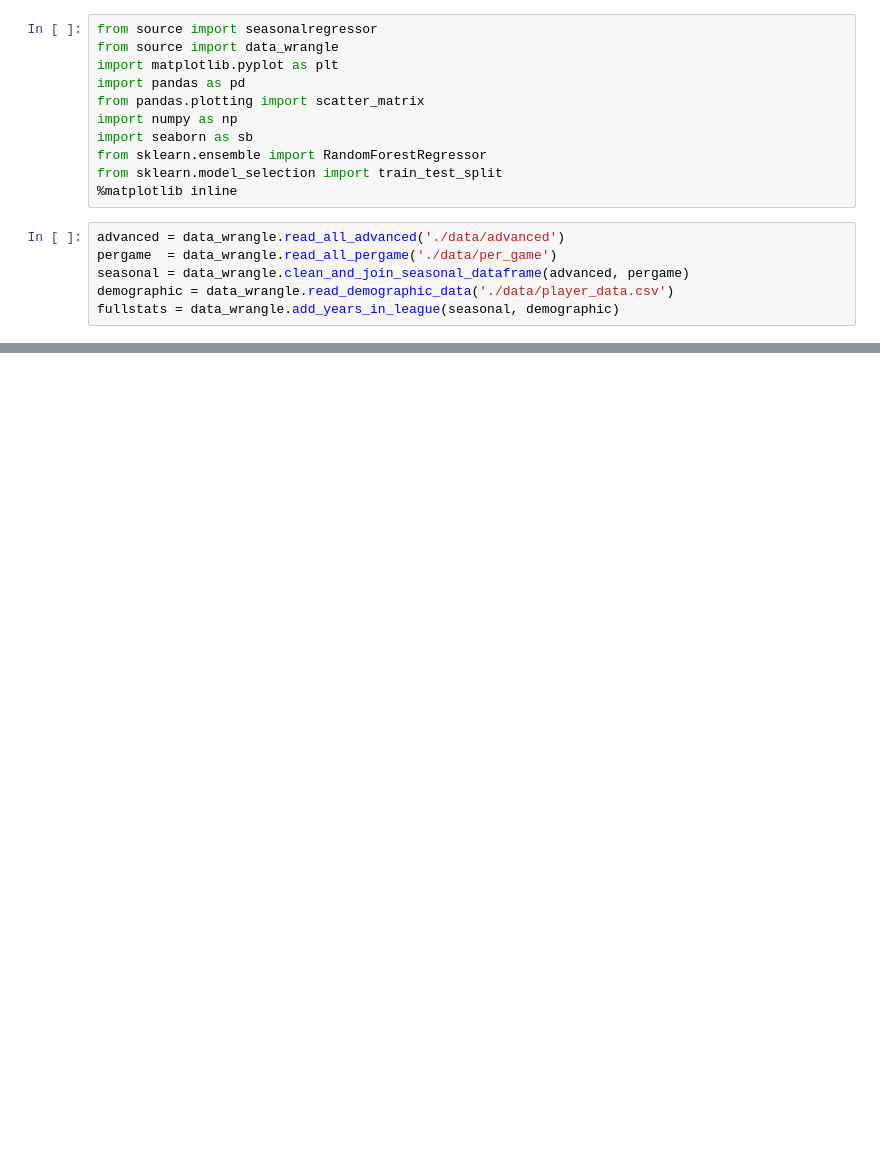
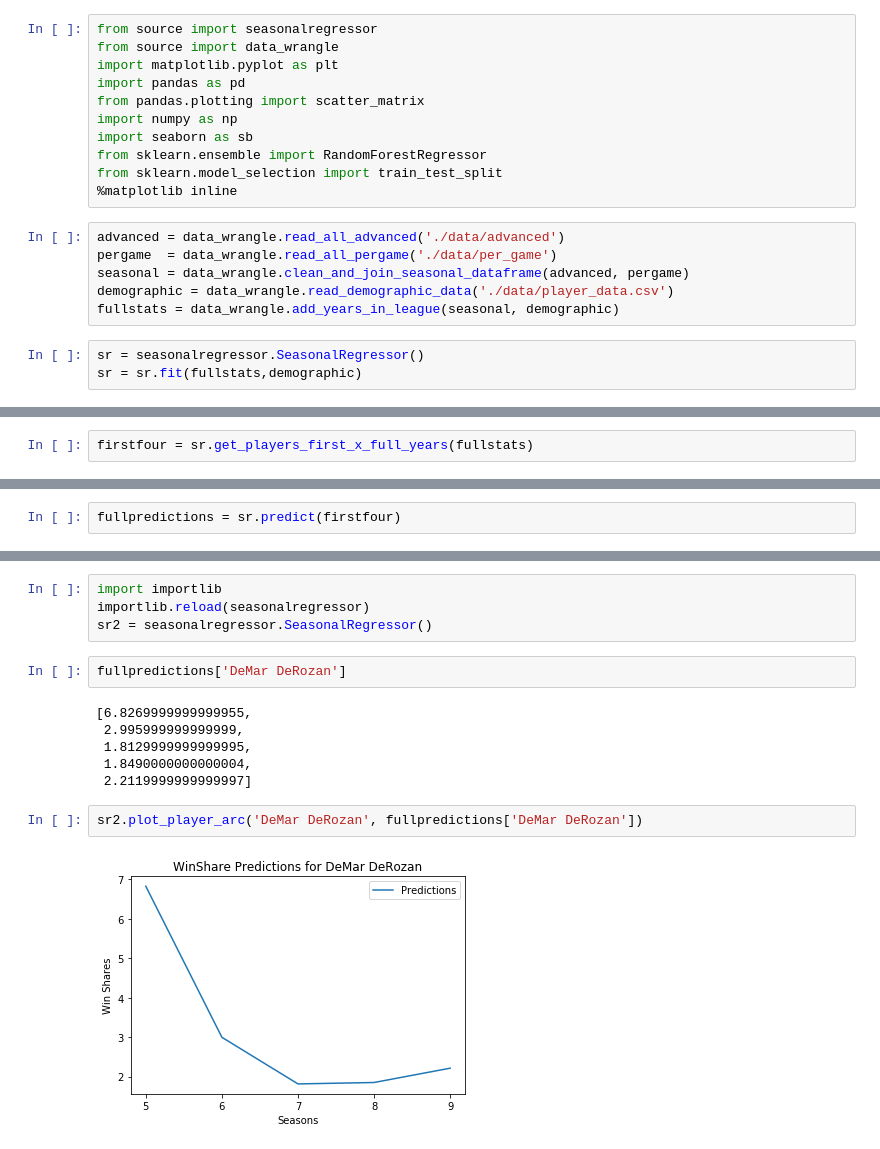
Before and after one commit to KirkAVoss/kv-capstone, a Jupyter notebook: NBAwinshare/2018.11.27 KV Work.ipynb, the cells around one changed output, grey strips where cells are left out. Cells and saved outputs as stored; diff of their text form; blank space fills up the shorter version.

Commit message:
Plot the predicted season functionality added

```diff
--- a/NBAwinshare/2018.11.27 KV Work.ipynb
+++ b/NBAwinshare/2018.11.27 KV Work.ipynb
@@ -15,3 +15,6 @@ pergame  = data_wrangle.read_all_pergame('./data/per_game')
 seasonal = data_wrangle.clean_and_join_seasonal_dataframe(advanced, pergame)
 demographic = data_wrangle.read_demographic_data('./data/player_data.csv')
 fullstats = data_wrangle.add_years_in_league(seasonal, demographic)
+# %%
+sr = seasonalregressor.SeasonalRegressor()
+sr = sr.fit(fullstats,demographic)
@@ -17,0 +42,2 @@ fullstats = data_wrangle.add_years_in_league(seasonal, demographic)
+# %%
+firstfour = sr.get_players_first_x_full_years(fullstats)
@@ -17,0 +46,2 @@ fullstats = data_wrangle.add_years_in_league(seasonal, demographic)
+# %%
+fullpredictions = sr.predict(firstfour)
@@ -17,0 +66,16 @@ fullstats = data_wrangle.add_years_in_league(seasonal, demographic)
+# %%
+import importlib
+importlib.reload(seasonalregressor)
+sr2 = seasonalregressor.SeasonalRegressor()
+# %%
+fullpredictions['DeMar DeRozan']
+# %% [output]
+[6.8269999999999955,
+ 2.995999999999999,
+ 1.8129999999999995,
+ 1.8490000000000004,
+ 2.2119999999999997]
+# %%
+sr2.plot_player_arc('DeMar DeRozan', fullpredictions['DeMar DeRozan'])
+# %% [output]
+[figure, added]
```
Also changed, not shown: parts of 5 cells of this notebook, 1 other file.
